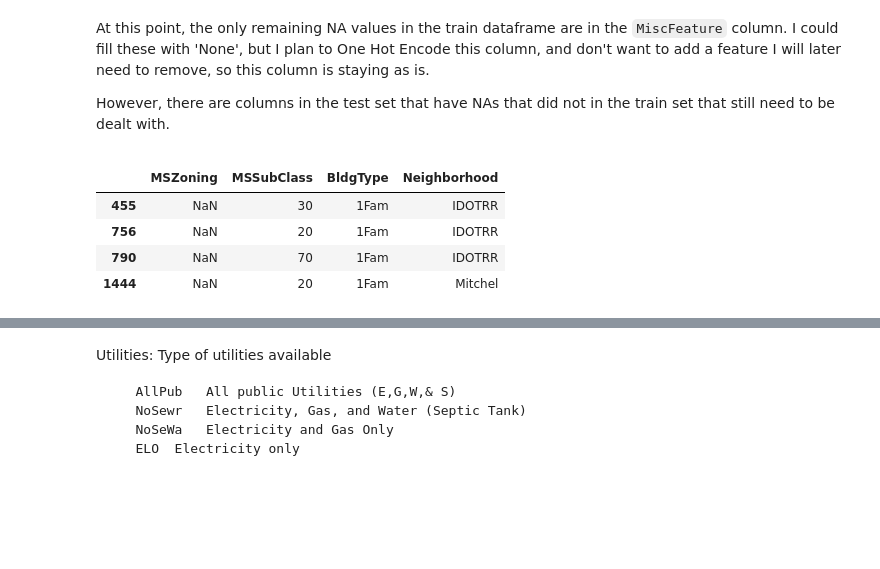
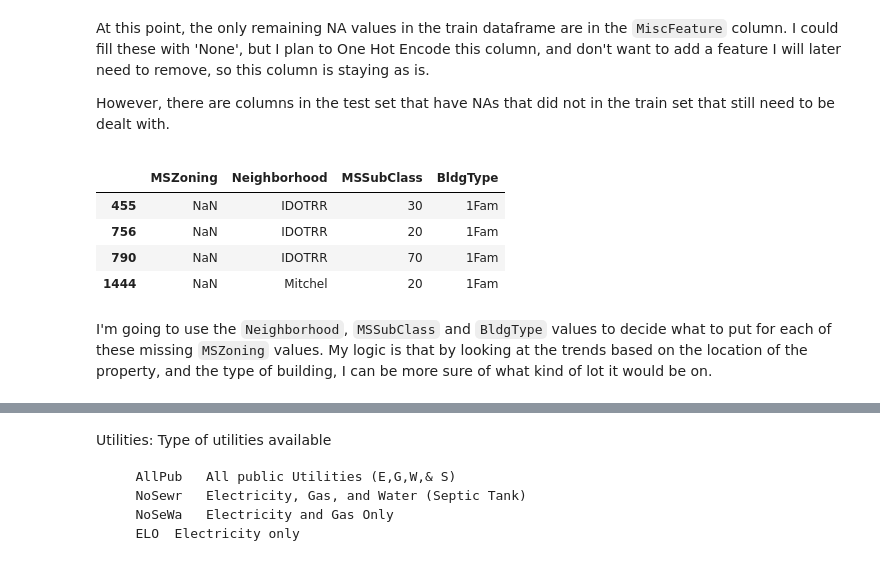
Before and after one commit to MeghanBarritt/kaggle-comp-housing-prices, a Jupyter notebook: Notebooks/2-Data_Cleaning.ipynb, the cells around one changed output, grey strips where cells are left out. Saved outputs shown, nothing was run; the diff lists cells and outputs as text; code cells hidden in the pictures; blank space fills up the shorter version.

```diff
--- a/Notebooks/2-Data_Cleaning.ipynb
+++ b/Notebooks/2-Data_Cleaning.ipynb
@@ -1050,10 +1050,12 @@ Name: count, dtype: int64
 At this point, the only remaining NA values in the train dataframe are in the `MiscFeature` column. I could fill these with 'None', but I plan to One Hot Encode this column, and don't want to add a feature I will later need to remove, so this column is staying as is. <p>
 However, there are columns in the test set that have NAs that did not in the train set that still need to be dealt with.
 # %%
-test_df[test_df['MSZoning'].isna()][['MSZoning','MSSubClass','BldgType','Neighborhood']]
+test_df[test_df['MSZoning'].isna()][['MSZoning','Neighborhood','MSSubClass','BldgType']]
 # %% [output]
-|  | MSZoning | MSSubClass | BldgType | Neighborhood |
-| 455 | NaN | 30 | 1Fam | IDOTRR |
-| 756 | NaN | 20 | 1Fam | IDOTRR |
-| 790 | NaN | 70 | 1Fam | IDOTRR |
-| 1444 | NaN | 20 | 1Fam | Mitchel |
+|  | MSZoning | Neighborhood | MSSubClass | BldgType |
+| 455 | NaN | IDOTRR | 30 | 1Fam |
+| 756 | NaN | IDOTRR | 20 | 1Fam |
+| 790 | NaN | IDOTRR | 70 | 1Fam |
+| 1444 | NaN | Mitchel | 20 | 1Fam |
+# %% [markdown]
+I'm going to use the `Neighborhood`, `MSSubClass` and `BldgType` values to decide what to put for each of these missing `MSZoning` values. My logic is that by looking at the trends based on the location of the property, and the type of building, I can be more sure of what kind of lot it would be on.
```
Also changed, not shown: parts of 15 cells of this notebook.
